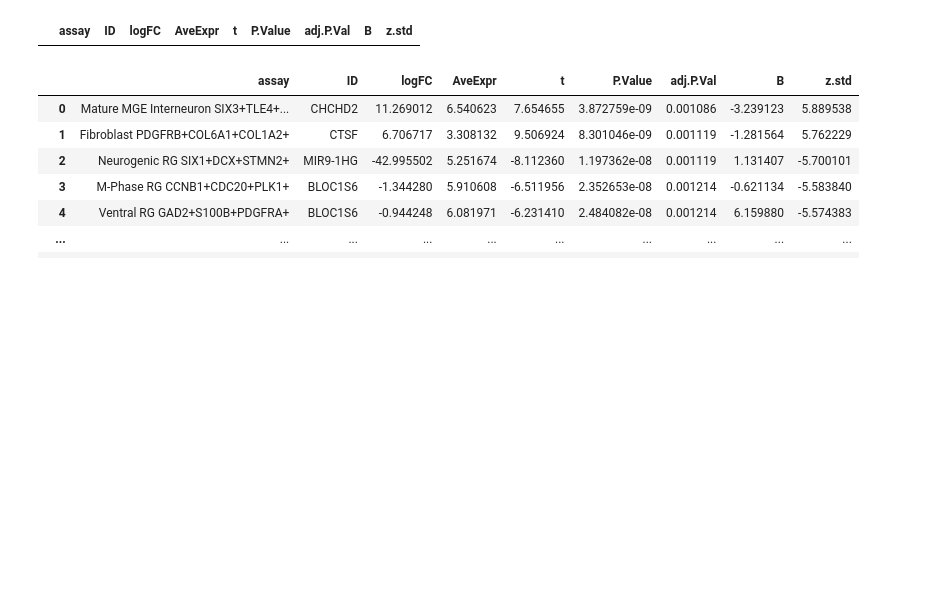
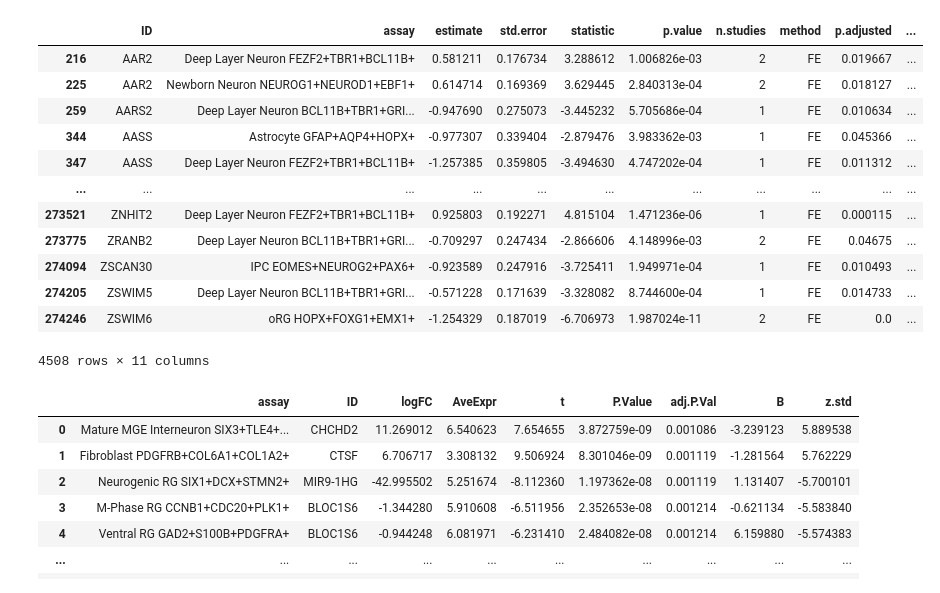
Before and after one commit to deepak-kaji/schizophrenia_organoid_convergence, a Jupyter notebook: disease_analyses/subtype_level_dge_examination.ipynb, the cells around one changed output. Saved outputs shown, nothing was run; the diff lists cells and outputs as text; code cells hidden in the pictures; blank space fills up the shorter version.

Commit message:
finalizd disease signature supplemental at subtype and cell level and made two figures

```diff
--- a/disease_analyses/subtype_level_dge_examination.ipynb
+++ b/disease_analyses/subtype_level_dge_examination.ipynb
@@ -17,16 +18,37 @@ import scanpy as sc
 
 CSV_PATH = '/mnt/sdb/scz_meta_analysis_processed/dge_signatures/dreamlet_dges/disease_analyses/'
 
-vp_lst = pd.read_csv(CSV_PATH + "/variance_partition_long_subtype.csv")
+dge_22q11 = pd.read_csv(CSV_PATH + "dreamlet_22q11_combined_subtype.csv")
+dge_NRXN1 = pd.read_csv(CSV_PATH + "dreamlet_nrxn1_combined_subtype.csv")
+dge_idiopathic = pd.read_csv(CSV_PATH + "dreamlet_idiopathic_combined_subtype.csv")
 
-dge_22q11 = pd.read_csv(CSV_PATH + "dreamlet_22q11_dge_scz_results_subtype.csv")
-dge_NRXN1 = pd.read_csv(CSV_PATH + "dreamlet_NRNXN1_dge_scz_results_subtype.csv")
-dge_3q29 = pd.read_csv(CSV_PATH + "dreamlet_3q29_dge_scz_results_subtype.csv")
-dge_15q13 = pd.read_csv(CSV_PATH + "dreamlet_15q13_dge_scz_results_subtype.csv")
-dge_Idiopathic = pd.read_csv(CSV_PATH + "dreamlet_Idiopathic_dge_scz_results_subtype.csv")
+dge_3q29 = pd.read_csv(CSV_PATH + "dreamlet_purcell_dge_scz_results_subtype.csv")
+dge_15q13 = pd.read_csv(CSV_PATH + "dreamlet_walsh_15q13_dge_scz_results_subtype.csv")
+# %%
+## FDR Calculation Function ##
+
+def fdr_per_celltype(dge_df):
+    """Add FDR-adjusted p-values and significance per cell type."""
+    dge_df['p.adjusted'] = None
+    dge_df['significant_fdr'] = False
+
+    for celltype, group in dge_df.groupby('assay'):
+        rejected, pvals_corrected, _, _ = multipletests(group['p.value'], method='fdr_bh')
+        dge_df.loc[group.index, 'p.adjusted'] = pvals_corrected
+        dge_df.loc[group.index, 'significant_fdr'] = rejected
+
+    return dge_df
+# %%
+## FDR Correct Meta-Analyses #
+
+dge_22q11 = fdr_per_celltype(dge_22q11)
+dge_NRXN1 = fdr_per_celltype(dge_NRXN1)
+dge_idiopathic = fdr_per_celltype(dge_idiopathic)
 # %%
-dge_22q11['significant'] = (dge_22q11['adj.P.Val'] < 0.05)
-dge_NRXN1['significant'] = (dge_NRXN1['adj.P.Val'] < 0.05)
+# Filter On Significance #
+
+dge_22q11['significant'] = dge_22q11['significant_fdr']
+dge_NRXN1['significant'] = dge_NRXN1['significant_fdr']
+dge_idiopathic['significant'] = dge_idiopathic['significant_fdr']
 dge_3q29['significant'] = (dge_3q29['adj.P.Val'] < 0.05)
 dge_15q13['significant'] = (dge_15q13['adj.P.Val'] < 0.05)
-dge_Idiopathic['significant'] = (dge_Idiopathic['adj.P.Val'] < 0.05)
@@ -89,7 +165,19 @@ dge_22q11[dge_22q11['adj.P.Val'] < 0.05][['assay', 'ID']]
 # %%
-dge_NRXN1[dge_NRXN1['adj.P.Val'] < 0.05]
+dge_NRXN1[dge_NRXN1['significant']]
 # %% [output]
-|  | assay | ID | logFC | AveExpr | t | P.Value | adj.P.Val | B | z.std |
+|  | ID | assay | estimate | std.error | statistic | p.value | n.studies | method | p.adjusted | ... |
+| 216 | AAR2 | Deep Layer Neuron FEZF2+TBR1+BCL11B+ | 0.581211 | 0.176734 | 3.288612 | 1.006826e-03 | 2 | FE | 0.019667 | ... |
+| 225 | AAR2 | Newborn Neuron NEUROG1+NEUROD1+EBF1+ | 0.614714 | 0.169369 | 3.629445 | 2.840313e-04 | 2 | FE | 0.018127 | ... |
+| 259 | AARS2 | Deep Layer Neuron BCL11B+TBR1+GRI... | -0.947690 | 0.275073 | -3.445232 | 5.705686e-04 | 1 | FE | 0.010634 | ... |
+| 344 | AASS | Astrocyte GFAP+AQP4+HOPX+ | -0.977307 | 0.339404 | -2.879476 | 3.983362e-03 | 1 | FE | 0.045366 | ... |
+| 347 | AASS | Deep Layer Neuron FEZF2+TBR1+BCL11B+ | -1.257385 | 0.359805 | -3.494630 | 4.747202e-04 | 1 | FE | 0.011312 | ... |
+| ... | ... | ... | ... | ... | ... | ... | ... | ... | ... | ... |
+| 273521 | ZNHIT2 | Deep Layer Neuron FEZF2+TBR1+BCL11B+ | 0.925803 | 0.192271 | 4.815104 | 1.471236e-06 | 1 | FE | 0.000115 | ... |
+| 273775 | ZRANB2 | Deep Layer Neuron BCL11B+TBR1+GRI... | -0.709297 | 0.247434 | -2.866606 | 4.148996e-03 | 2 | FE | 0.04675 | ... |
+| 274094 | ZSCAN30 | IPC EOMES+NEUROG2+PAX6+ | -0.923589 | 0.247916 | -3.725411 | 1.949971e-04 | 1 | FE | 0.010493 | ... |
+| 274205 | ZSWIM5 | Deep Layer Neuron BCL11B+TBR1+GRI... | -0.571228 | 0.171639 | -3.328082 | 8.744600e-04 | 1 | FE | 0.014733 | ... |
+| 274246 | ZSWIM6 | oRG HOPX+FOXG1+EMX1+ | -1.254329 | 0.187019 | -6.706973 | 1.987024e-11 | 2 | FE | 0.0 | ... |
+4508 rows × 11 columns
 # %%
 dge_3q29[dge_3q29['adj.P.Val'] < 0.05]
 # %% [output]
```
Also changed, not shown: parts of 9 cells of this notebook, 4 other files.
